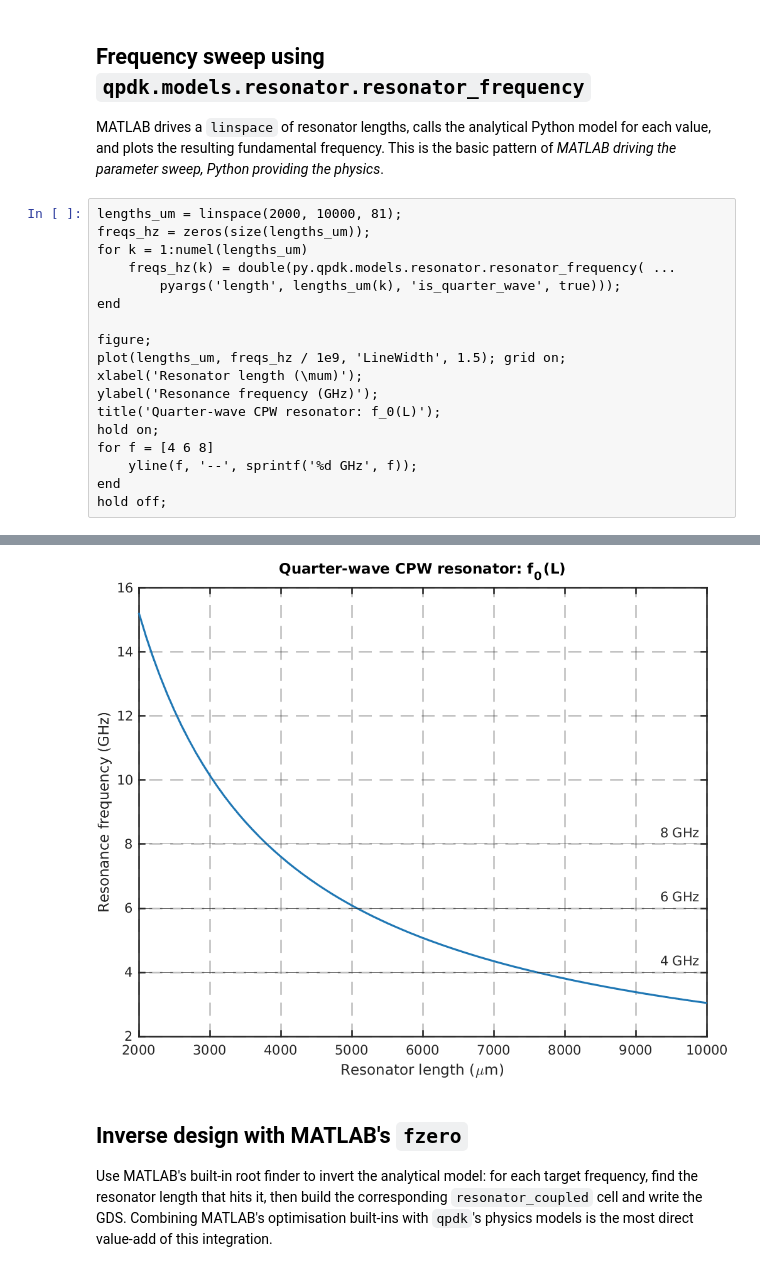
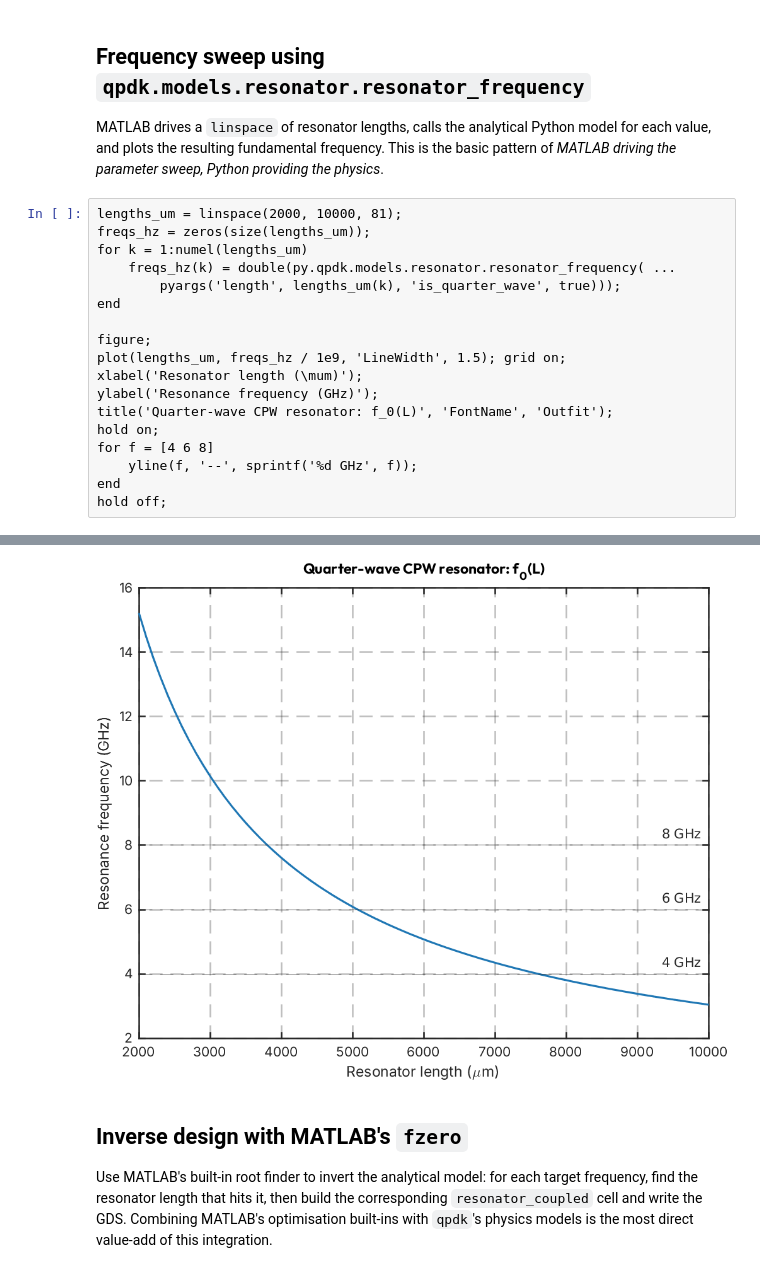
Before and after one commit to gdsfactory/quantum-rf-pdk, a Jupyter notebook: notebooks/matlab_integration.ipynb, the cells around one changed output, grey strips where cells are left out. Cells and saved outputs as stored; diff of their text form.

```diff
--- a/notebooks/matlab_integration.ipynb
+++ b/notebooks/matlab_integration.ipynb
@@ -136,7 +133,7 @@ figure;
 plot(lengths_um, freqs_hz / 1e9, 'LineWidth', 1.5); grid on;
 xlabel('Resonator length (\mum)');
 ylabel('Resonance frequency (GHz)');
-title('Quarter-wave CPW resonator: f_0(L)');
+title('Quarter-wave CPW resonator: f_0(L)', 'FontName', 'Outfit');
 hold on;
 for f = [4 6 8]
     yline(f, '--', sprintf('%d GHz', f));
@@ -148,4 +143,4 @@ switching to software OpenGL. For more information, click here.]
-[figure, old version]
+[figure, new version]
 # %% [markdown]
 
 ## Inverse design with MATLAB's `fzero`
```
Also changed, not shown: parts of 9 cells of this notebook, 2 other files.
